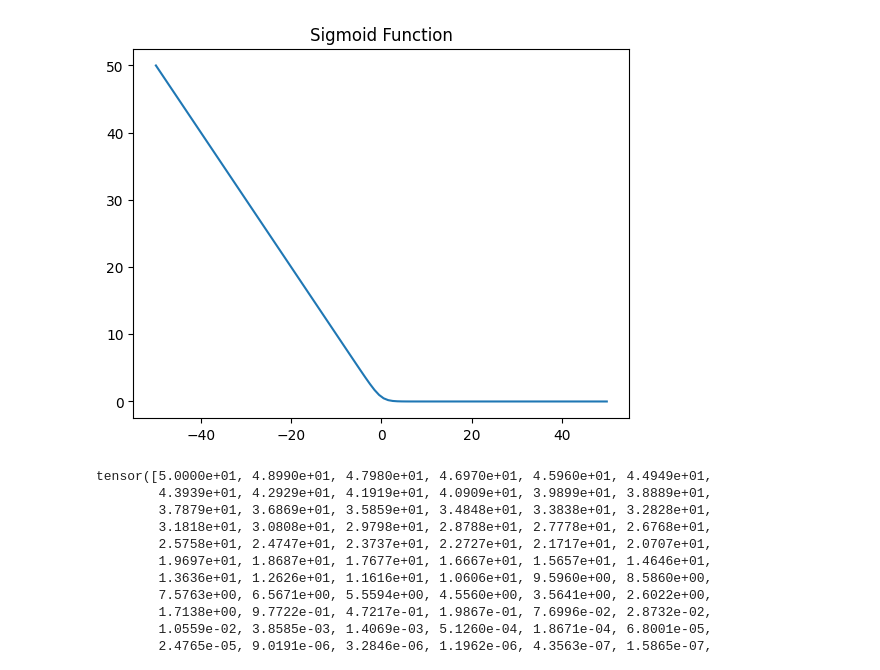
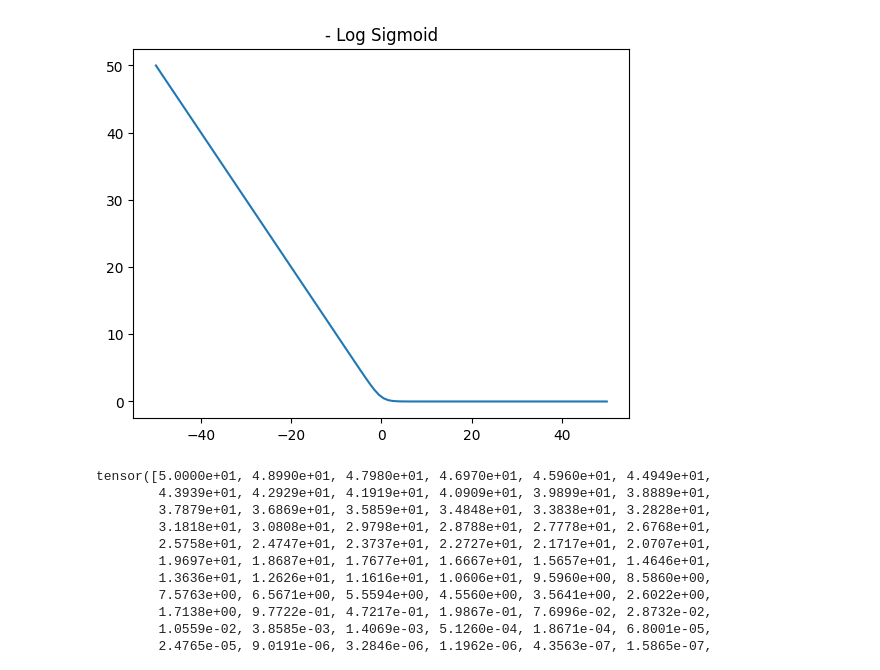
Before and after one commit to chless/Mol-LLM-submission, a Jupyter notebook: Mol-LLM/plot_metric.ipynb, the cells around one changed output. Saved outputs shown, nothing was run; the diff lists cells and outputs as text; code cells hidden in the pictures.

Commit message:
docs: change plot name

```diff
--- a/Mol-LLM/plot_metric.ipynb
+++ b/Mol-LLM/plot_metric.ipynb
@@ -1,26 +1,26 @@
 # %%
 # draw plot of log sigmoid function
 import numpy as np
 import matplotlib.pyplot as plt
 import torch.nn.functional as F
 import torch
 
 def anchor_loss(r, beta, lambd, avg_r):
     logit = beta * (r - lambd * avg_r)
     return - F.logsigmoid(logit)
 
 def log_sigmoid(x):
     return - F.logsigmoid(x)
 
 x = np.linspace(-50, 50, 100)
 x = torch.tensor(x, dtype=torch.float32)
 y = log_sigmoid(x)
 
 plt.plot(x, y)
-plt.title('Sigmoid Function')
+plt.title('- Log Sigmoid')
 plt.show()
 # %% [output]
-[figure, old version]
+[figure, new version]
 # %%
 log_sigmoid(x)
 # %% [output]
```
